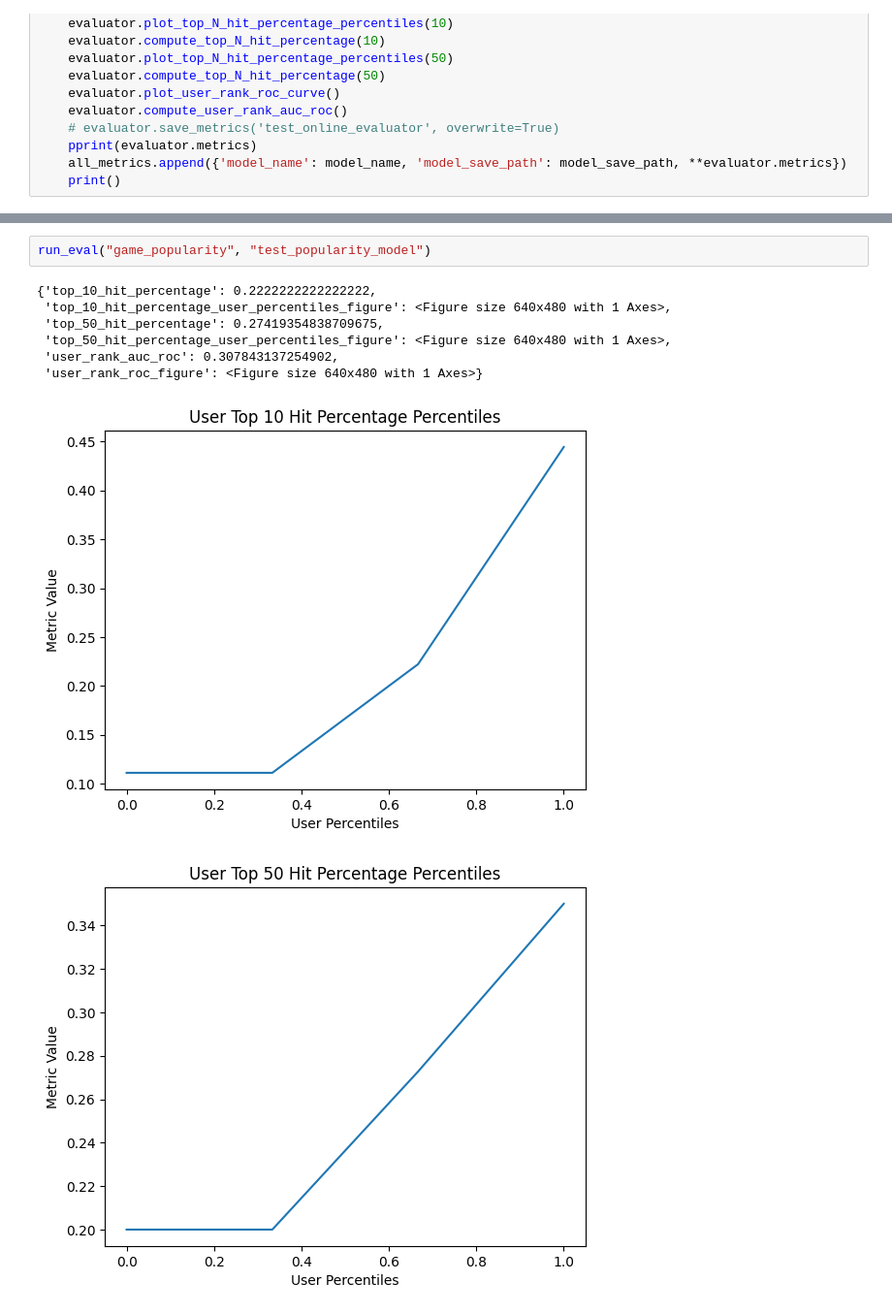
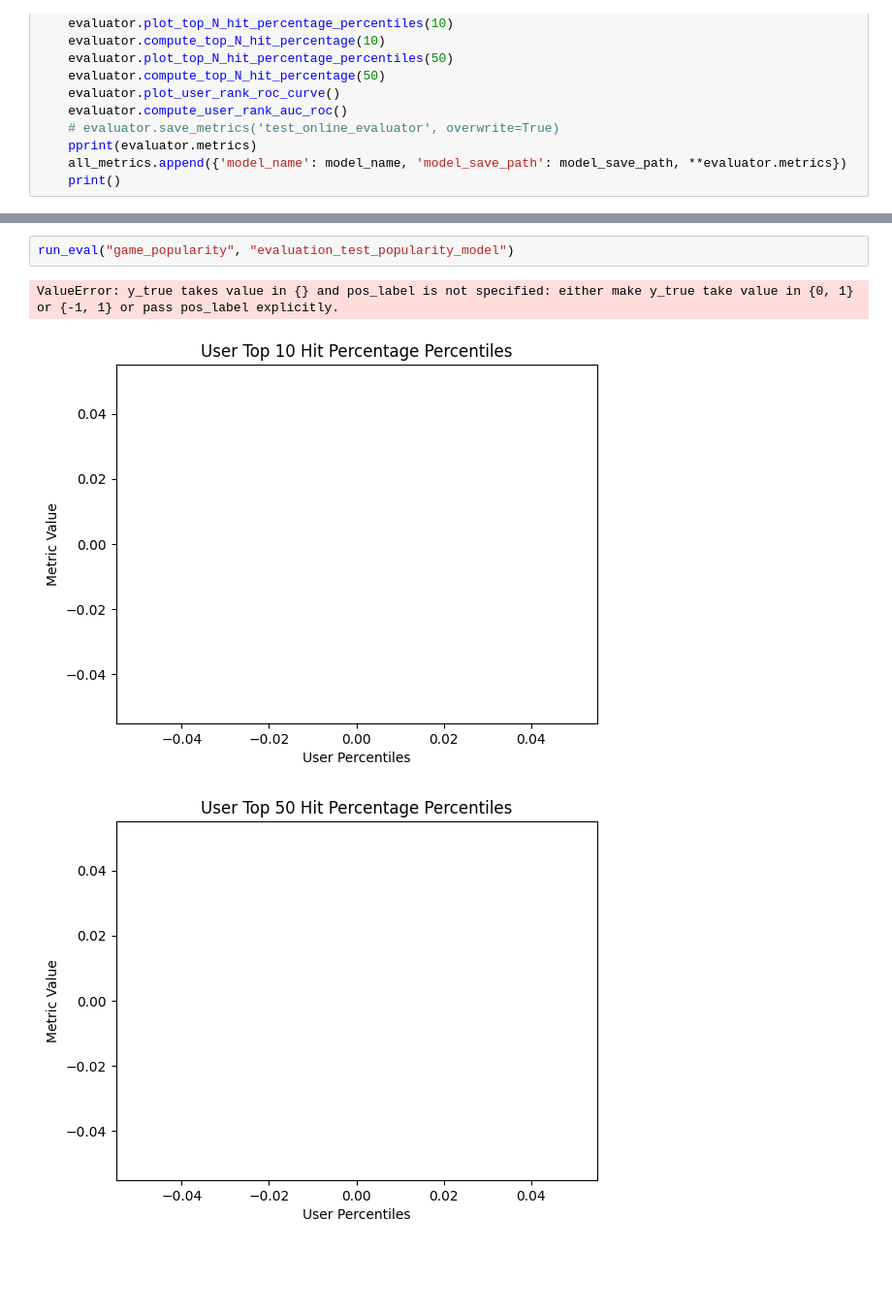
Before and after one commit to GitHubNoskcaj211/ml-projects-project, a Jupyter notebook: evaluation/test_online_evaluation.ipynb, the cells around one changed output, grey strips where cells are left out. Shown at 97% size. Drawn from its saved outputs; the diff is of its cells as text; blank space fills up the shorter version.

```diff
--- a/evaluation/test_online_evaluation.ipynb
+++ b/evaluation/test_online_evaluation.ipynb
@@ -36,11 +38,6 @@ run_eval("random", "test_random_model")
 # %%
-run_eval("game_popularity", "test_popularity_model")
+run_eval("game_popularity", "evaluation_test_popularity_model")
 # %% [output]
-{'top_10_hit_percentage': 0.2222222222222222,
- 'top_10_hit_percentage_user_percentiles_figure': <Figure size 640x480 with 1 Axes>,
- 'top_50_hit_percentage': 0.27419354838709675,
- 'top_50_hit_percentage_user_percentiles_figure': <Figure size 640x480 with 1 Axes>,
- 'user_rank_auc_roc': 0.307843137254902,
- 'user_rank_roc_figure': <Figure size 640x480 with 1 Axes>}
+ValueError: y_true takes value in {} and pos_label is not specified: either make y_true take value in {0, 1} or {-1, 1} or pass pos_label explicitly.
-[figure, old version]
+[figure, new version]
-[figure, old version]
+[figure, new version]
```
Also changed, not shown: parts of 10 cells of this notebook, 40 other files.
